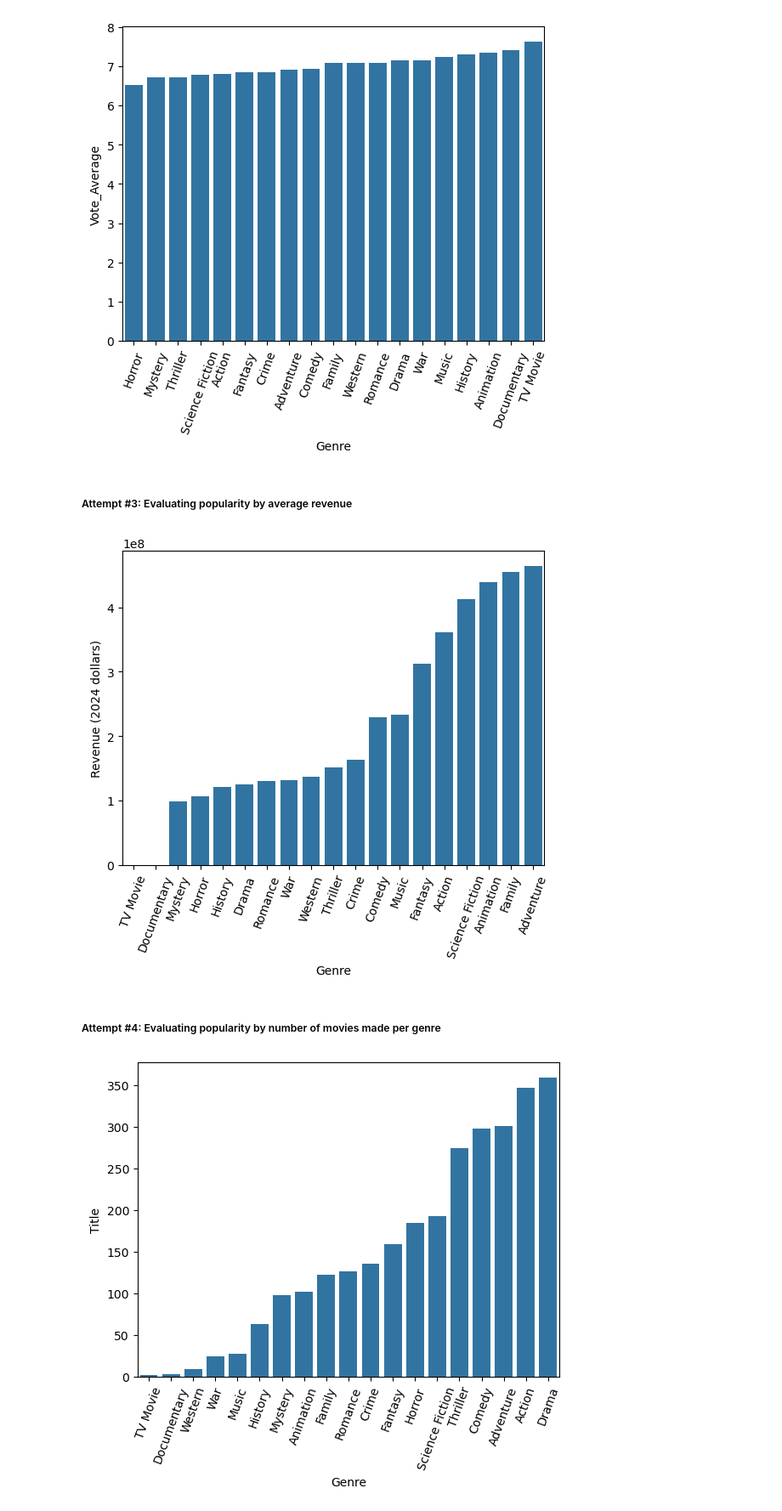
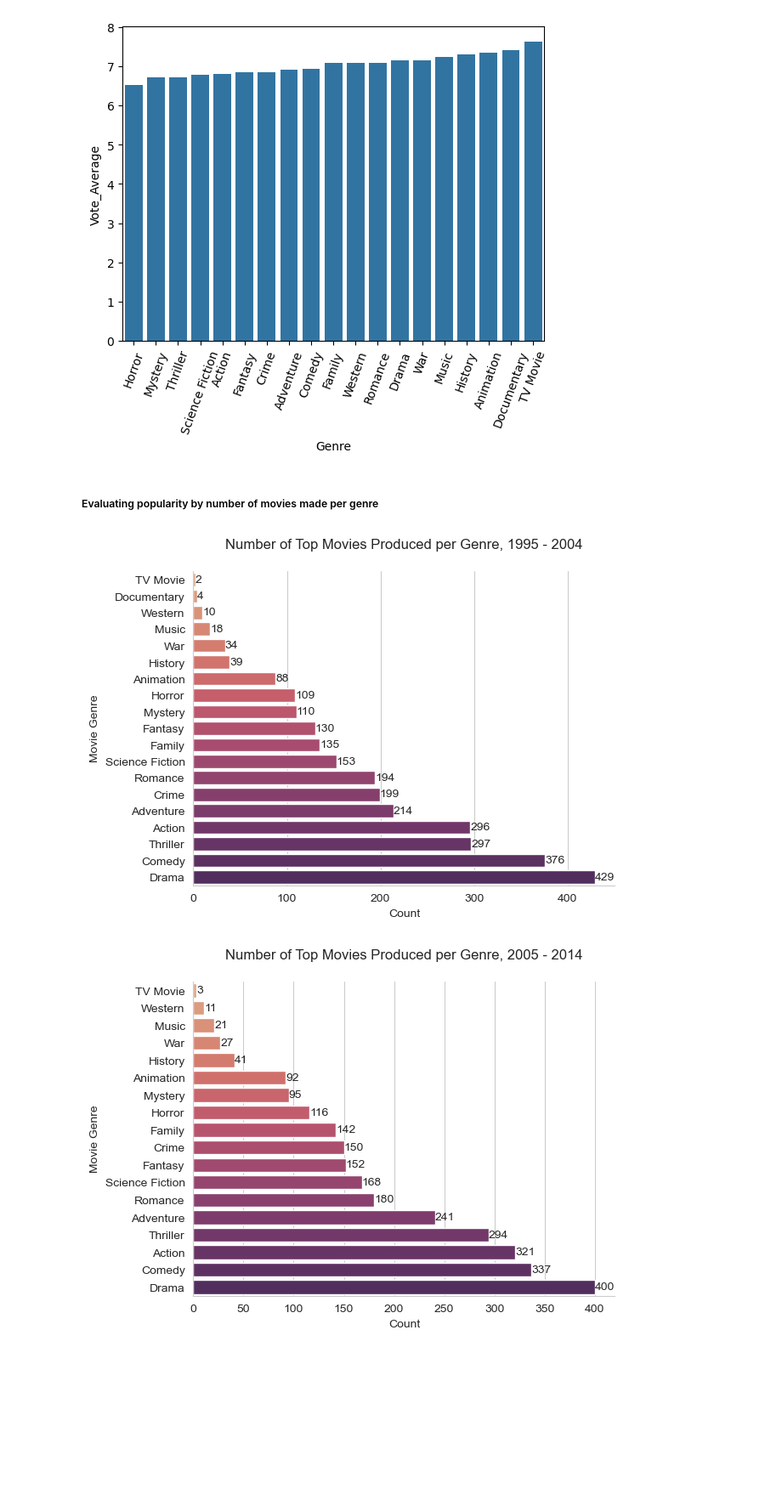
Before and after one commit to joshwtacker/webscraping-apis-movies-the-cranberries, a Jupyter notebook: notebooks/AE_Issue_3.ipynb, the cells around one changed output. Shown at 85% size. Drawn from its saved outputs; the diff is of its cells as text; code cells hidden in the pictures; blank space fills up the shorter version.

```diff
--- a/notebooks/AE_Issue_3.ipynb
+++ b/notebooks/AE_Issue_3.ipynb
@@ -46,3 +25,0 @@ movies_df['Revenue'] = revenue_2024
-# %%
-# Rename the Budget and Revenue columns to reflect the conversion to 2024 dollars
-movies_df = movies_df.rename(columns={'Budget': 'Budget (2024 dollars)', 'Revenue': 'Revenue (2024 dollars)'})
@@ -122,23 +101,43 @@ plt.xticks(rotation=70)
 plt.show()
 # %% [output]
 [figure]
-# %% [markdown]
-##### Attempt #3: Evaluating popularity by average revenue
-# %%
-# Creating bar chart to show average revenue by genre
-avg_vote_by_genre = movies_df_exploded.groupby('Genre').agg({'Revenue (2024 dollars)': 'mean'}).sort_values(by='Revenue (2024 dollars)')
-sns.barplot(data=avg_vote_by_genre, x='Genre', y='Revenue (2024 dollars)')
-plt.xticks(rotation=70)
-plt.show()
-# %% [output]
-[figure, removed]
 # %% [markdown]
-##### Attempt #4: Evaluating popularity by number of movies made per genre
+##### Evaluating popularity by number of movies made per genre
+# %%
+# Comparing genre popularity to previous decades
+
+# Read in TMDB movie data from 2005-2014
+tmdb_data_2005_2014 = pd.read_csv(f'../data/movies_2005_2014.csv').drop_duplicates(subset=['Title','Year'])
+
+# Read in TMDB movie data from 1995-2004
+tmdb_data_1995_2004 = pd.read_csv(f'../data/movies_1995_2004.csv').drop_duplicates(subset=['Title','Year'])
+
+# Convert Genre column to list type so that it can be exploded
+tmdb_data_2005_2014['Genre'] = tmdb_data_2005_2014['Genre'].apply(lambda x: ast.literal_eval(x) if isinstance(x, str) and x.startswith('[') else x)
+tmdb_data_1995_2004['Genre'] = tmdb_data_1995_2004['Genre'].apply(lambda x: ast.literal_eval(x) if isinstance(x, str) and x.startswith('[') else x)
+
+# Explode the movies_df DataFrame by genre
+tmdb_data_2005_2014_exploded = tmdb_data_2005_2014.explode('Genre')
+tmdb_data_1995_2004_exploded = tmdb_data_1995_2004.explode('Genre')
 # %%
-# Creating bar chart to show number of movies made by genre
-total_movies_by_genre = movies_df_exploded.groupby('Genre').agg({'Title': 'count'}).sort_values('Title')
-sns.barplot(data=total_movies_by_genre, x='Genre', y='Title')
-plt.xticks(rotation=70)
-plt.show()
+data = ({'df': tmdb_data_1995_2004_exploded, 'years': (1995, 2004)}, {'df': tmdb_data_2005_2014_exploded, 'years': (2005, 2014)}, {'df': movies_df_exploded, 'years': (2015,2024)})
+for item in data:
+    # Creating bar chart to show number of movies made by genre
+    total_movies_by_genre = item['df'].groupby('Genre').agg({'Title': 'count'}).sort_values('Title')
+    ax = sns.barplot(data=total_movies_by_genre, y='Genre', x='Title', orient='h', hue='Genre',legend=False, palette='flare')
+    # Add gridlines
+    sns.set_style('whitegrid')
+    # Set title
+    plt.title(f'Number of Top Movies Produced per Genre, {item['years'][0]} - {item['years'][1]}',y=1.05)
+    # Set x and y-axis labels
+    plt.ylabel('Movie Genre')
+    plt.xlabel('Count')
+    # Remove top and right borders
+    sns.despine()
+    # Add count labels to the bars
+    for container in ax.containers:
+        ax.bar_label(container, fmt='%d')
+    plt.show()
 # %% [output]
-[figure, old version]
+[figure, new version]
+[figure, added]
```
Also changed, not shown: parts of 12 cells of this notebook, 3 other files.
